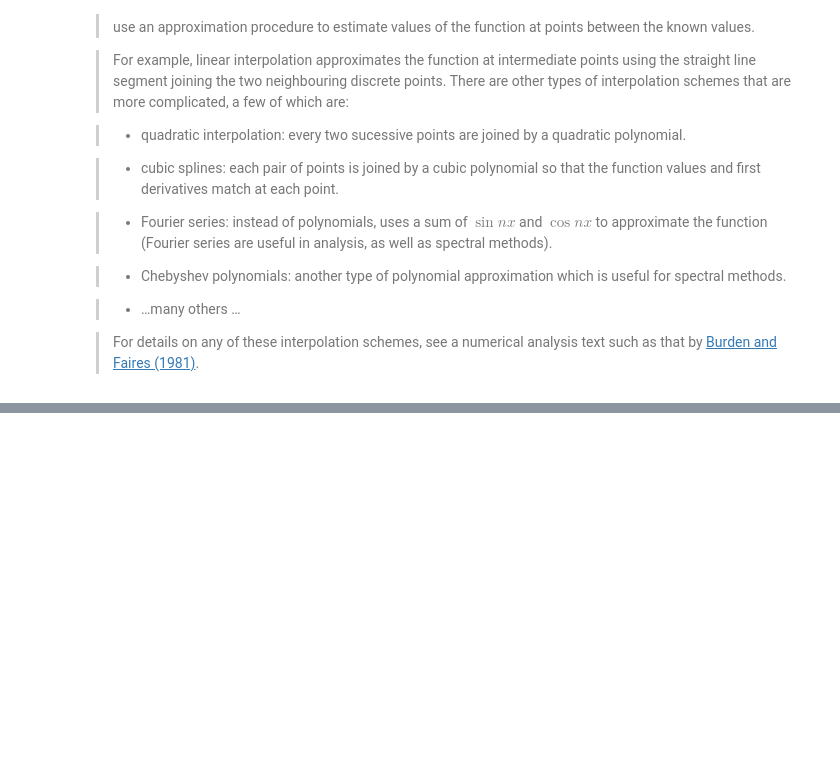
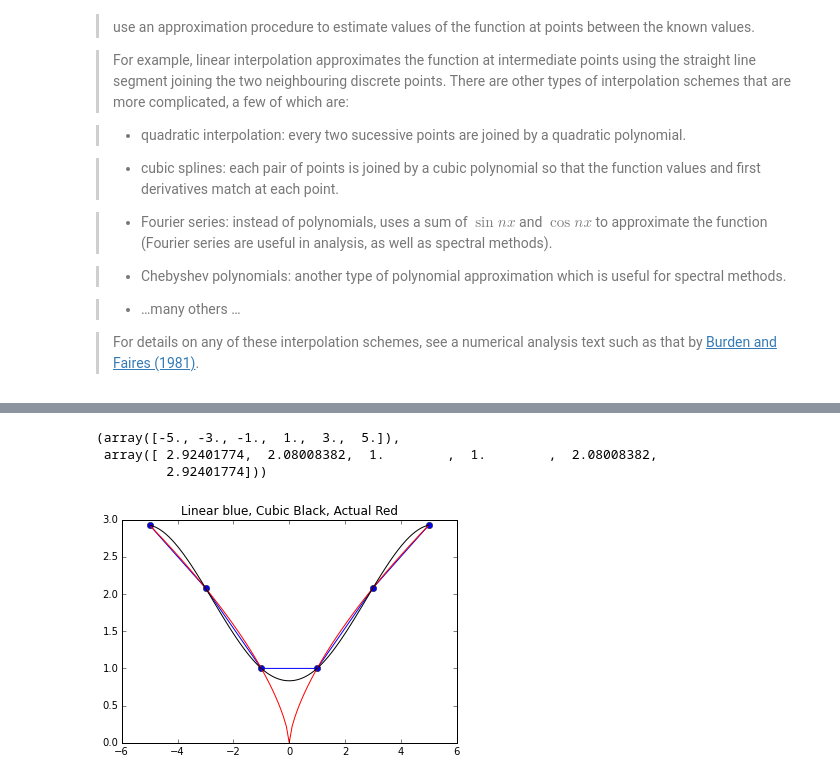
Before and after one commit to tjarnikova/numeric, a Jupyter notebook: lab1/Lab 1.ipynb, the cells around one changed output, grey strips where cells are left out. Cells and saved outputs as stored; diff of their text form; code cells hidden in the pictures; blank space fills up the shorter version.

```diff
--- a/lab1/Lab 1.ipynb
+++ b/lab1/Lab 1.ipynb
@@ -557,0 +667,7 @@ Here is an interactive example demonstrating the use of interpolation (linear an
+# %%
+interpol_g(6)
+# %% [output]
+(array([-5., -3., -1.,  1.,  3.,  5.]),
+ array([ 2.92401774,  2.08008382,  1.        ,  1.        ,  2.08008382,
+         2.92401774]))
+[figure, added]
```
Also changed, not shown: parts of 6 cells of this notebook.
